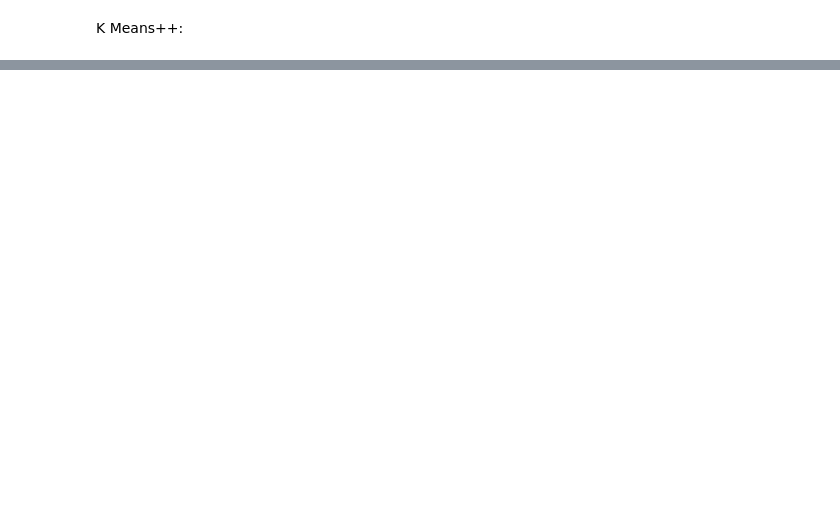
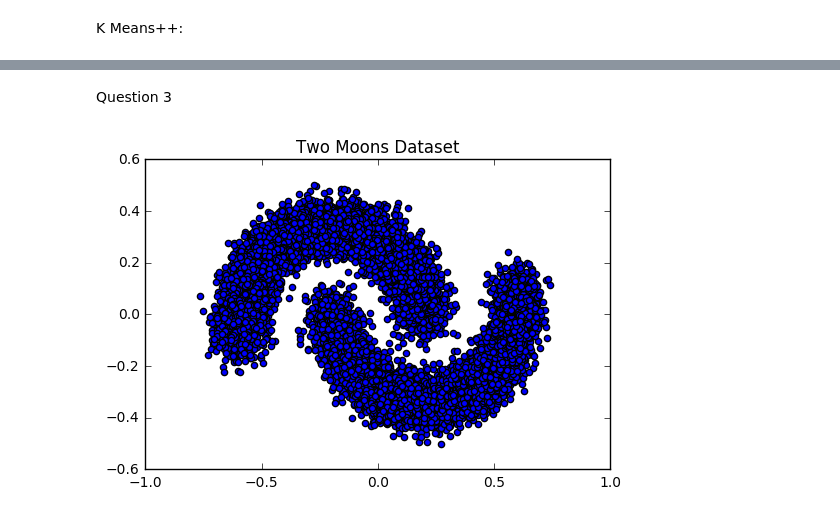
Before and after one commit to atreyamisra/EE379K, a Jupyter notebook: Lab 6/Lab 6.ipynb, the cells around one changed output, grey strips where cells are left out. Saved outputs shown, nothing was run; the diff lists cells and outputs as text; code cells hidden in the pictures; blank space fills up the shorter version.

Commit message:
Question 3

```diff
--- a/Lab 6/Lab 6.ipynb
+++ b/Lab 6/Lab 6.ipynb
@@ -143,0 +149,11 @@ display()
+# %% [markdown]
+Question 3
+# %%
+twoMoons = pd.read_csv("two_moons.csv", header = None)
+linkedChains = pd.read_csv("linked_chains.csv", header = None)
+
+plt.scatter(twoMoons[1], twoMoons[2])
+plt.title('Two Moons Dataset')
+plt.show()
+# %% [output]
+[figure, added]
```
Also changed, not shown: parts of 7 cells of this notebook.
